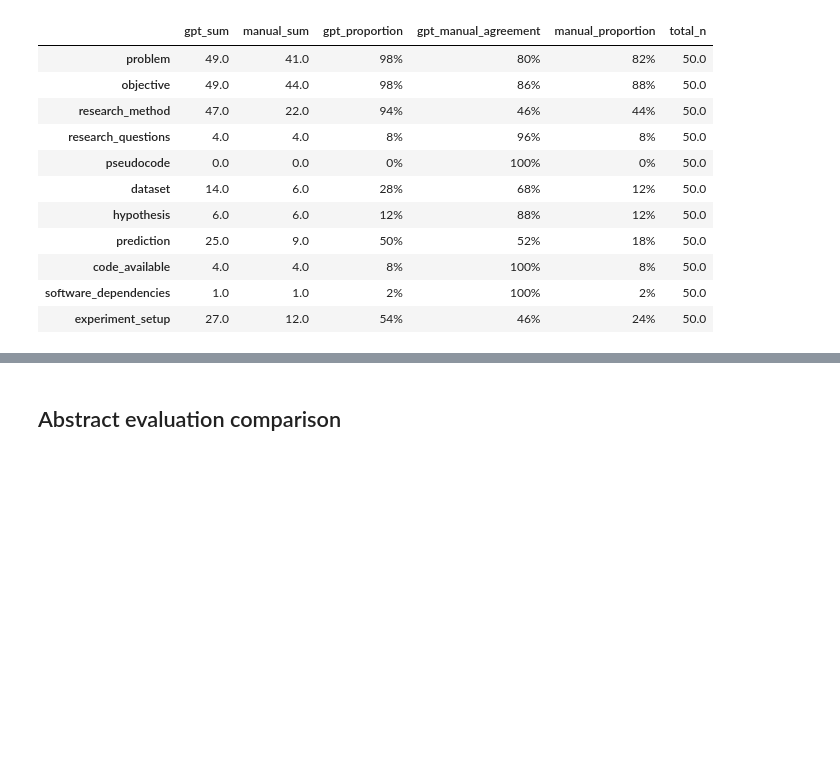
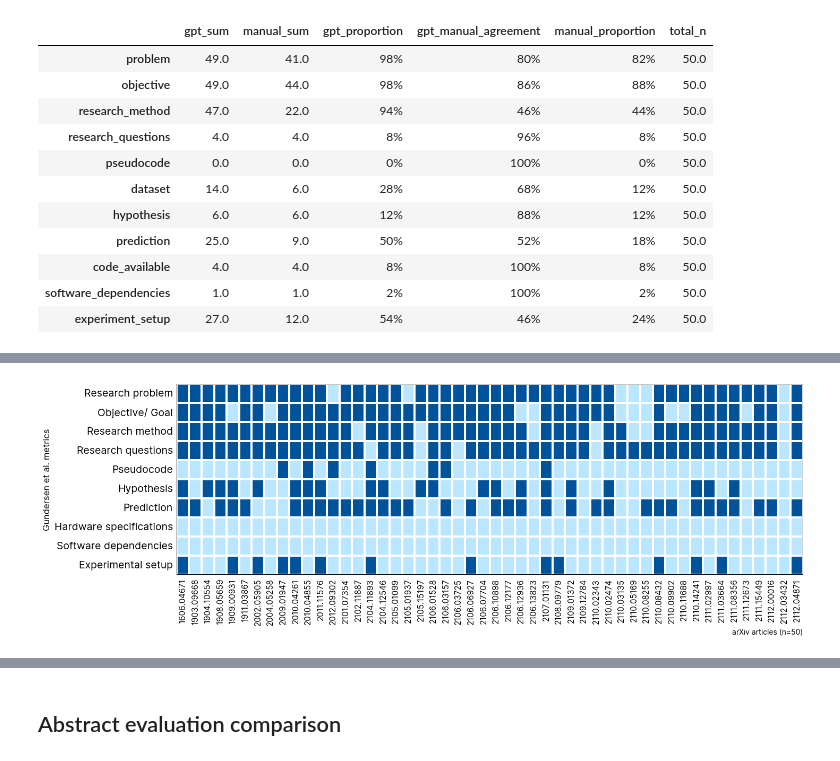
Before and after one commit to Machine-Learning-Pipelines/reproscreener, a Jupyter notebook: docs/manual_evaluation_explorer.ipynb, the cells around one changed output, grey strips where cells are left out. Drawn from its saved outputs; the diff is of its cells as text; code cells hidden in the pictures; blank space fills up the shorter version.

```diff
--- a/docs/manual_evaluation_explorer.ipynb
+++ b/docs/manual_evaluation_explorer.ipynb
@@ -364,5 +416,54 @@ tab_percent_abs_llama32
 | code_available | 3.0 | 4.0 | 6% | 98% | 8% | ... |
 | software_dependencies | 0.0 | 1.0 | 0% | 98% | 2% | ... |
 | experiment_setup | 0.0 | 12.0 | 0% | 76% | 24% | ... |
+# %%
+def plot_heatmap_regex(metrics_display_map):
+    # Filter to only include metrics in gundersen_metrics
+    df_manuscript_regex_gundersen = pd.read_csv("https://huggingface.co/datasets/adbX/reproscreener_manual_evaluations/resolve/main/repro_eval_tex.csv")
+    df_manuscript_regex_gundersen = df_manuscript_regex_gundersen.rename(columns={"id": "paper_id"})
+    df_manuscript_regex_gundersen.set_index("paper_id", inplace=True)
+    df_manuscript_regex_gundersen = df_manuscript_regex_gundersen.drop(columns=["index", "title"])
+    df_manuscript_regex_gundersen[gundersen_metrics] = df_manuscript_regex_gundersen[gundersen_metrics].astype(bool)
+
+    available_gundersen_metrics = [m for m in gundersen_metrics if m in df_manuscript_regex.columns]
+
+    # Metrics on rows, papers on columns
+    heatmap_df = df_manuscript_regex[available_gundersen_metrics].astype(float).T
+    heatmap_df.index = [gundersen_metrics_display_map.get(m, m.replace("_", " ").title()) for m in heatmap_df.index]
+
+    # custom_cmap = ListedColormap(["#FFF0F0", "#E74C3C"])
+    # custom_cmap = ListedColormap(["#DFF3E3", "#3D9963"])
+    custom_cmap = ListedColormap(["#bae6ff", "#00539a"])
+
+    fig, ax = plt.subplots(figsize=(14, 5), tight_layout={"pad": 1.5})
+
+    # Black frame
+    ax.axhline(y=0, color="k", linewidth=1.5)
+    ax.axvline(x=0, color="k", linewidth=1.5)
+    ax.axhline(y=heatmap_df.shape[0], color="k", linewidth=1.5)
+    ax.axvline(x=heatmap_df.shape[1], color="k", linewidth=1.5)
+
+    sns.heatmap(heatmap_df, cmap=custom_cmap, cbar=False, linewidths=1.5, ax=ax)
+
+    ax.set_ylabel("Gundersen et al. metrics", fontsize=12)
+    ax.set_xlabel("arXiv articles (n=50)",  rotation=360, loc="right")
+
+    plt.subplots_adjust(top=0.95, left=0.15, right=0.95)
+    plt.tight_layout()
+    plt.tick_params(axis='both', size=0, pad=5)
+
+    for tick in ax.get_xticklabels():
+        tick.set_fontsize(11)
+    for tick in ax.get_yticklabels():
+        tick.set_fontsize(14)
+    plt.savefig(current_figures_dir + "hm_manuscript_regex.png", dpi=1280, bbox_inches="tight")
+    plt.savefig(thesis_figures_dir + "hm_manuscript_regex.png", dpi=1280, bbox_inches="tight")
+    plt.savefig(presentation_figures_dir + "hm_manuscript_regex.png", dpi=1280, bbox_inches="tight")
+
+    plt.show()
+
+plot_heatmap_regex(gundersen_metrics_display_map)
+# %% [output]
+[figure, added]
 # %%
 def plot_heatmap_llama(metrics_display_map):
```
Also changed, not shown: parts of 5 cells of this notebook, 4 other files.
